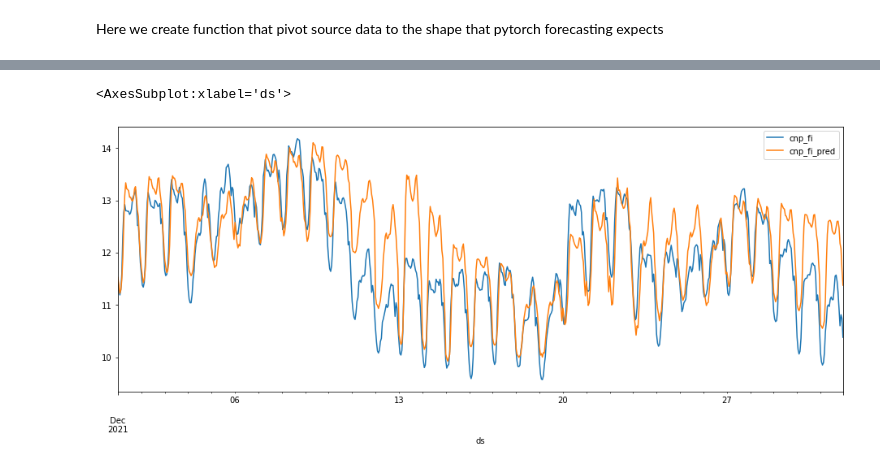
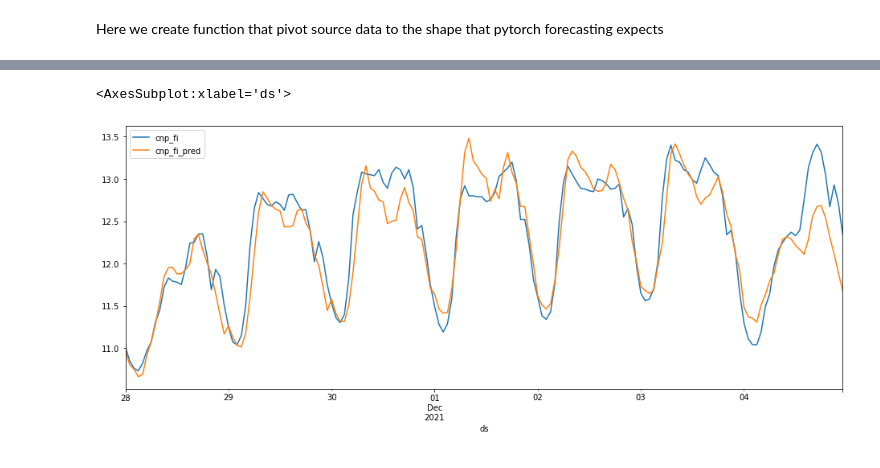
Before and after one commit to Skalolom/zone_cnp_forecasting, a Jupyter notebook: tft_forecasting_model.ipynb, the cells around one changed output, grey strips where cells are left out. Saved outputs shown, nothing was run; the diff lists cells and outputs as text; code cells hidden in the pictures.

```diff
--- a/tft_forecasting_model.ipynb
+++ b/tft_forecasting_model.ipynb
@@ -30,8 +30,8 @@ column_names = [
 ]
 
 history_start_date = datetime(year=2020, month=12, day=1)
-history_end_date = datetime(year=2021, month=12, day=1)
-forecast_end_date = datetime(year=2022, month=1, day=1)
+history_end_date = datetime(year=2021, month=12, day=5)
+forecast_end_date = datetime(year=2021, month=12, day=12)
 
 request = {
     "series": ','.join(data_series),
@@ -437,11 +492,11 @@ for current_date in dates_range:
 #data.tail(24)
 # %%
 forecast_results = data.loc[
-    (data['ds'] >= history_end_date) &
-    (data['ds'] < forecast_end_date),
+    (data['ds'] >= history_end_date - timedelta(days=7)) &
+    (data['ds'] < forecast_end_date - timedelta(days=7)),
     ['ds', 'cnp_fi', 'cnp_fi_pred']
 ].set_index('ds')
 forecast_results.plot(figsize=(16, 6))
 # %% [output]
 <AxesSubplot:xlabel='ds'>
-[figure, old version]
+[figure, new version]
```
Also changed, not shown: parts of 18 cells of this notebook, 1 other file.
